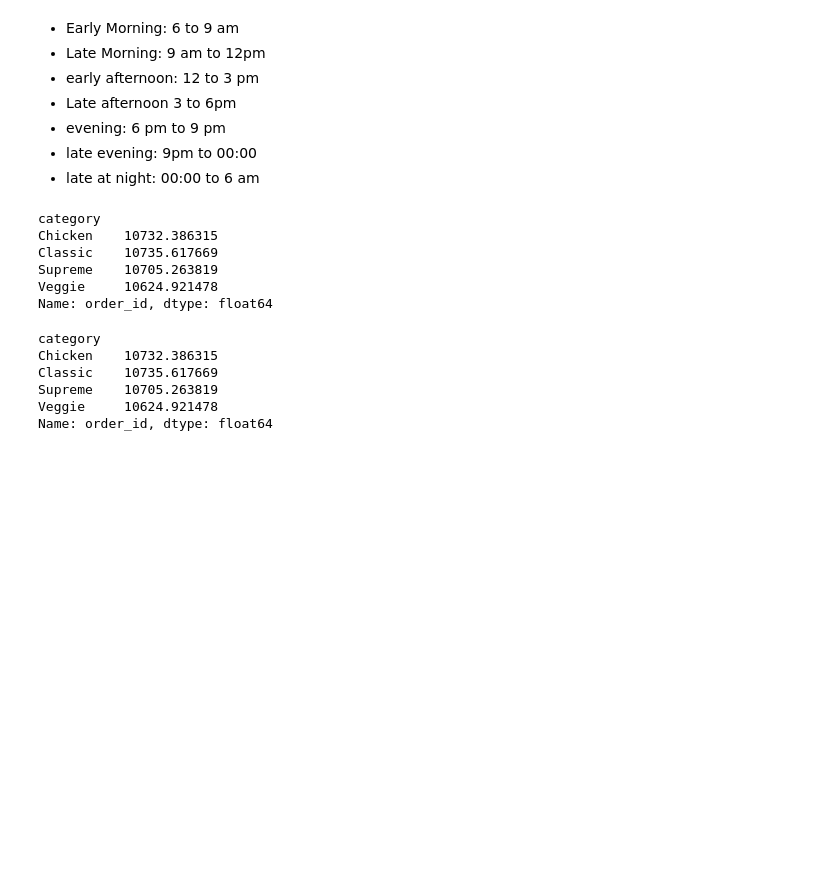
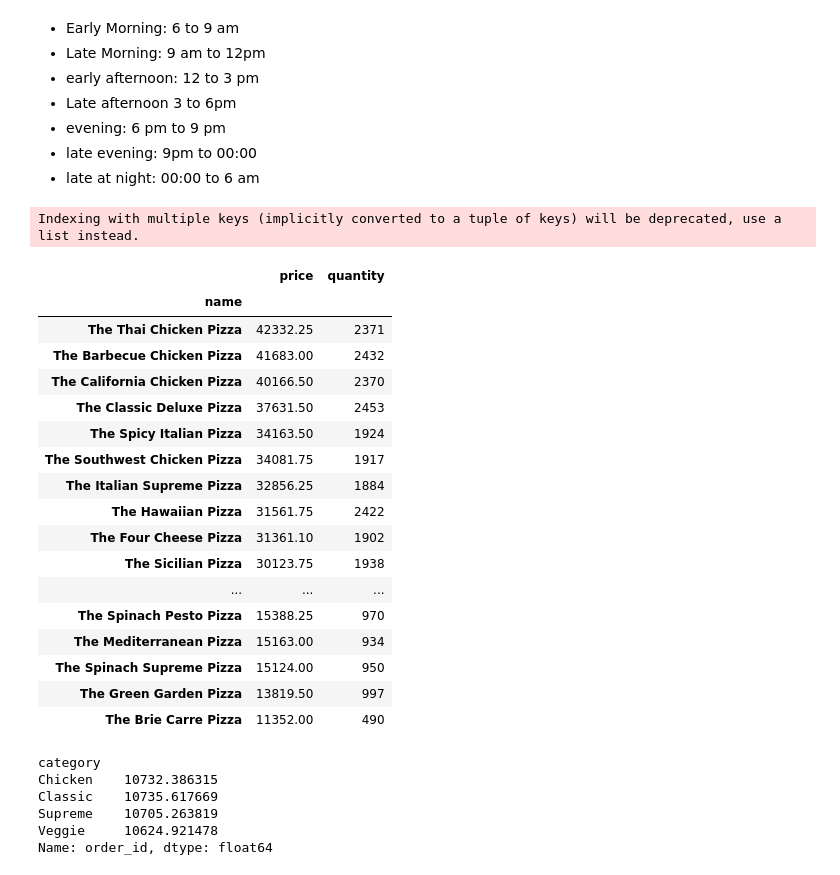
Before and after one commit to TelRich/Plato-s_Pizza_Analysis, a Jupyter notebook: pizza_sales.ipynb, the cells around one changed output. Saved outputs shown, nothing was run; the diff lists cells and outputs as text; code cells hidden in the pictures; blank space fills up the shorter version.

```diff
--- a/pizza_sales.ipynb
+++ b/pizza_sales.ipynb
@@ -320 +335,24 @@ def double_bar(color1, color2, title1, title2, title3):
+# %%
+most = pizza_order.groupby('name')['price', 'quantity'].sum().sort_values(by=['price', 'quantity'], ascending=False)
+most
+# %% [output]
+Indexing with multiple keys (implicitly converted to a tuple of keys) will be deprecated, use a list instead.
+|  | price | quantity |
+| name |  |  |
+| The Thai Chicken Pizza | 42332.25 | 2371 |
+| The Barbecue Chicken Pizza | 41683.00 | 2432 |
+| The California Chicken Pizza | 40166.50 | 2370 |
+| The Classic Deluxe Pizza | 37631.50 | 2453 |
+| The Spicy Italian Pizza | 34163.50 | 1924 |
+| The Southwest Chicken Pizza | 34081.75 | 1917 |
+| The Italian Supreme Pizza | 32856.25 | 1884 |
+| The Hawaiian Pizza | 31561.75 | 2422 |
+| The Four Cheese Pizza | 31361.10 | 1902 |
+| The Sicilian Pizza | 30123.75 | 1938 |
+| ... | ... | ... |
+| The Spinach Pesto Pizza | 15388.25 | 970 |
+| The Mediterranean Pizza | 15163.00 | 934 |
+| The Spinach Supreme Pizza | 15124.00 | 950 |
+| The Green Garden Pizza | 13819.50 | 997 |
+| The Brie Carre Pizza | 11352.00 | 490 |
 # %%
@@ -396,12 +434,3 @@ layout = dict(
 
 fig = dict(data=[trace1, trace2, trace3, trace4], layout=layout)
 po.iplot(fig)
-# %%
-pizza_order.groupby('category')['order_id'].mean()
-# %% [output]
-category
-Chicken    10732.386315
-Classic    10735.617669
-Supreme    10705.263819
-Veggie     10624.921478
-Name: order_id, dtype: float64
```
Also changed, not shown: parts of 10 cells of this notebook.
